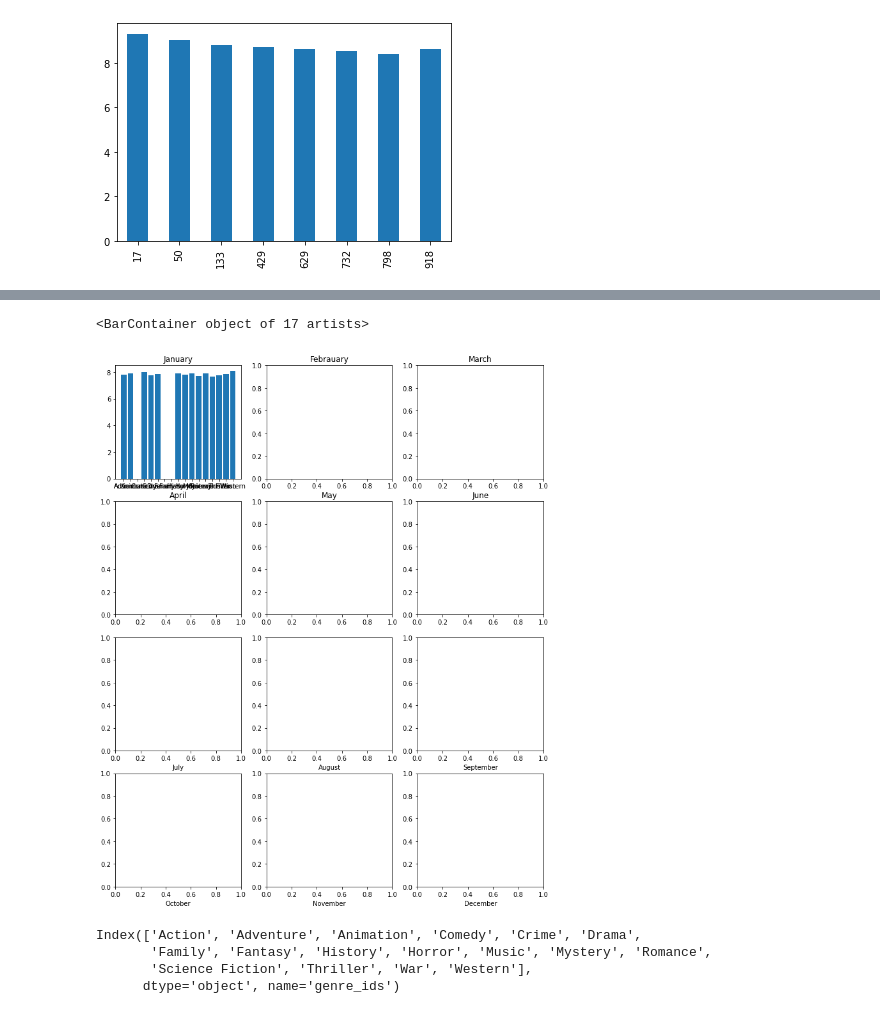
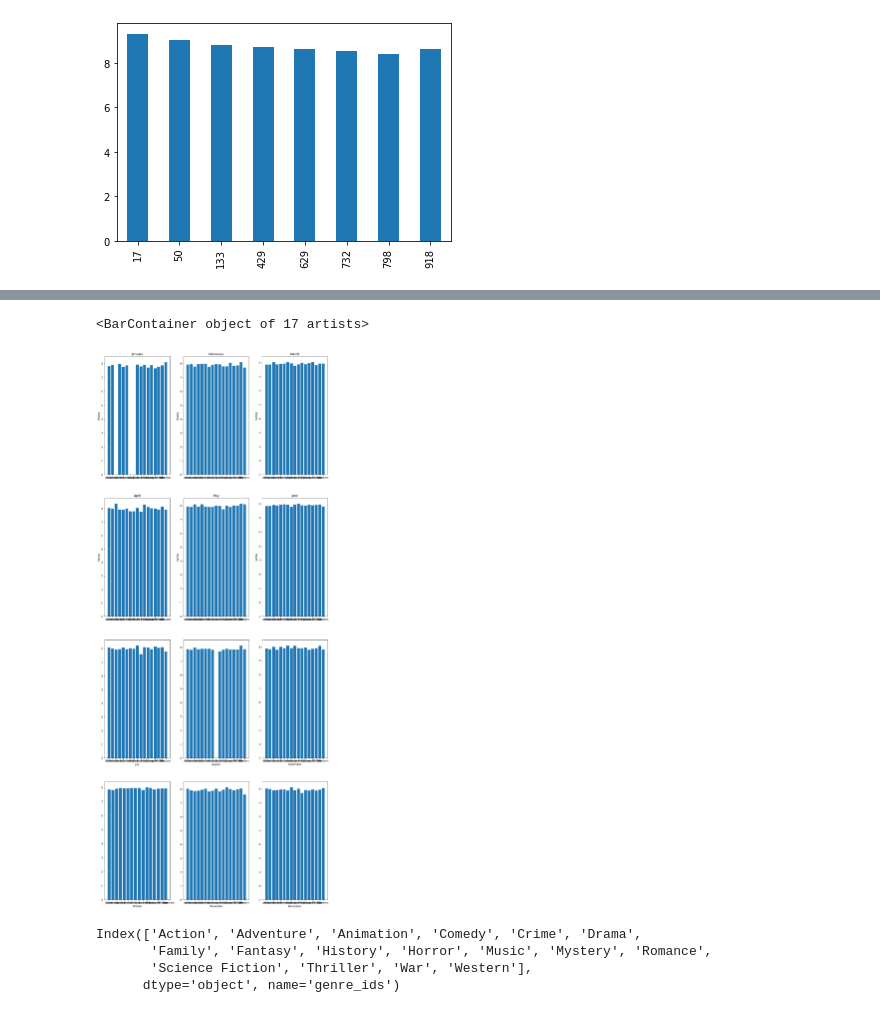
Before and after one commit to raizelistaken/MovieAnalysis, a Jupyter notebook: Combined_DF.ipynb, the cells around one changed output, grey strips where cells are left out. Saved outputs shown, nothing was run; the diff lists cells and outputs as text; code cells hidden in the pictures.

Commit message:
making progress on genre, month, rating graph

```diff
--- a/Combined_DF.ipynb
+++ b/Combined_DF.ipynb
@@ -456,41 +456,57 @@ month_genre_rating.reset_index()
 | 15 | War | 7.860000 | 8.100000 | 7.920000 | 8.150000 | 8.133333 | 7.950000 | 8.100000 | 8.125000 | 8.066667 | 7.922222 | ... |
 | 16 | Western | 8.100000 | 7.700000 | 7.933333 | 7.900000 | 8.100000 | 7.800000 | 7.800000 | 7.866667 | 7.800000 | NaN | ... |
 # %%
-fig , axes = plt.subplots(4,3, figsize = (12,15))
+fig , axes = plt.subplots(4,3, figsize = (16,40))
 
 axes[0][0].set_title('January')
 axes[0][1].set_title('Febrauary')
 axes[0][2].set_title('March')
 axes[1][0].set_title('April')
 axes[1][1].set_title('May')
 axes[1][2].set_title('June')
 axes[2][0].set_xlabel('July')
 axes[2][1].set_xlabel('August')
 axes[2][2].set_xlabel('September')
 axes[3][0].set_xlabel('October')
 axes[3][1].set_xlabel('November')
 axes[3][2].set_xlabel('December')
 
-# axes[0][0].set_ylabel('Count')
-# axes[0][1].set_ylabel('Number of Contestants at Age')
-# axes[0][2].set_ylabel('Number of Contestants at Age')
-# axes[1][0].set_ylabel('Number of Contestants at Age')
-# axes[1][1].set_ylabel('Number of Contestants at Age')
-# axes[1][2].set_ylabel('Number of Contestants at Age')
+axes[0][0].set_ylabel('Rating')
+axes[0][1].set_ylabel('Rating')
+axes[0][2].set_ylabel('Rating')
+axes[1][0].set_ylabel('Rating')
+axes[1][1].set_ylabel('Rating')
+axes[1][2].set_ylabel('Rating')
 
 x = month_genre_rating.index
-y = month_genre_rating[1]
-# y1 = month_genre_rating['1']
+Jan = month_genre_rating[1]
+Feb = month_genre_rating[2]
+Mar = month_genre_rating[3]
+Apr = month_genre_rating[4]
+May = month_genre_rating[5]
+June = month_genre_rating[6]
+July = month_genre_rating[7]
+Aug = month_genre_rating[8]
+Sep = month_genre_rating[9]
+Oct = month_genre_rating[10]
+Nov = month_genre_rating[11]
+Dec = month_genre_rating[12]
 
-
-axes[0][0].bar(x, y)
-# axes[0][1].bar(x[1], y1[1])
-# axes[0][2].bar(x[2], y[2])
-# axes[1][0].bar(x[3], y[3])
-# axes[1][1].bar(x[4], y[4])
+axes[0][0].bar(x, Jan)
+axes[0][1].bar(x, Feb)
+axes[0][2].bar(x, Mar)
+axes[1][0].bar(x, Apr)
+axes[1][1].bar(x, May)
+axes[1][2].bar(x, June)
+axes[2][0].bar(x, July)
+axes[2][1].bar(x, Aug)
+axes[2][2].bar(x, Sep)
+axes[3][0].bar(x, Oct)
+axes[3][1].bar(x, Nov)
+axes[3][2].bar(x, Dec)
 # %% [output]
 <BarContainer object of 17 artists>
-[figure, old version]
+[figure, new version]
 # %%
 month_genre_rating.index
 # %% [output]
```
